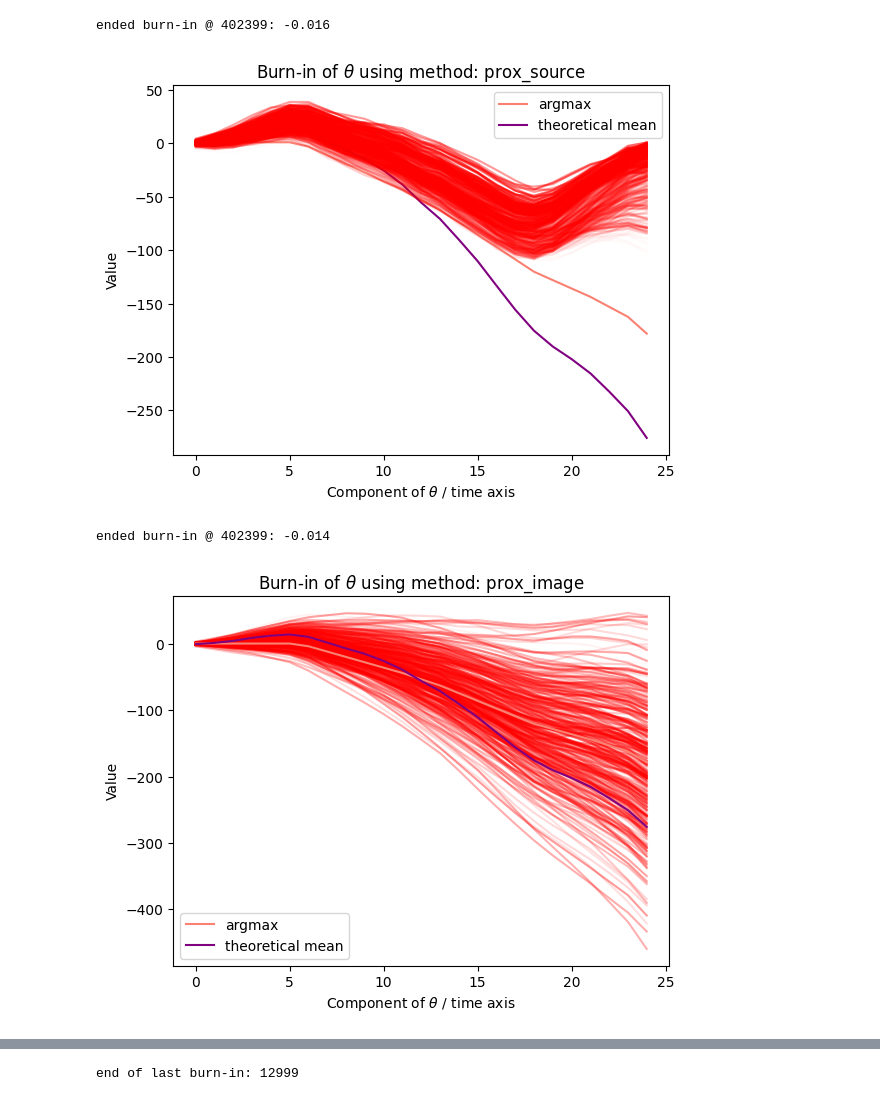
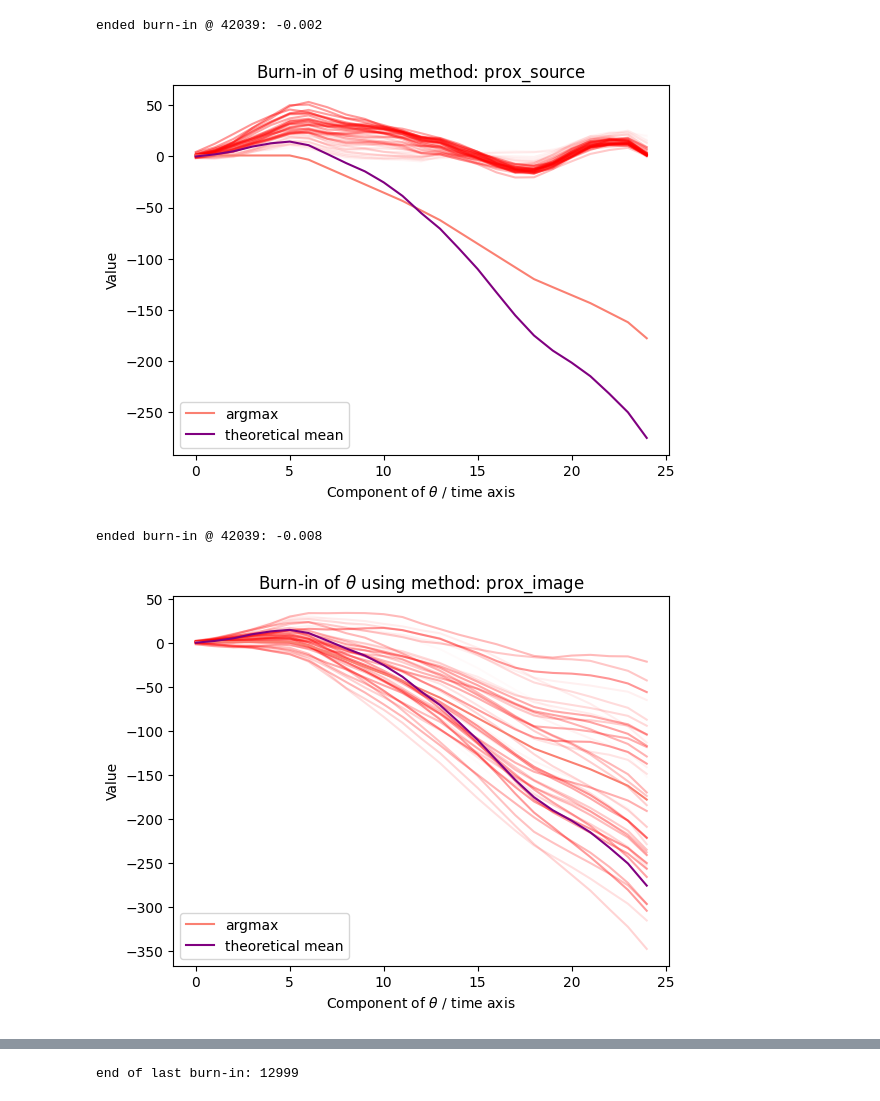
Before and after one commit to vetlerl/mcmc-epidemic, a Jupyter notebook: toy_example_graphics_new.ipynb, the cells around one changed output, grey strips where cells are left out. Drawn from its saved outputs; the diff is of its cells as text; code cells hidden in the pictures.

```diff
--- a/toy_example_graphics_new.ipynb
+++ b/toy_example_graphics_new.ipynb
@@ -17,27 +17,27 @@ a = 1
 b = 1
 Y = Computation_Y_Exp(T, Lambda, a, b, random_state=random_state)
 # %%
-sim_prox_source, accepts_prox_source, gammas_prox_source, end_prox_source, fig_prox_source = MetropolisHastings(T, Lambda, Y, a, b, method="prox_source", random_state=random_state, niter=2e6)
+sim_prox_source, accepts_prox_source, gammas_prox_source, end_prox_source, fig_prox_source = MetropolisHastings(T, Lambda, Y, a, b, method="prox_source", random_state=random_state, niter=2e5)
 # save
-np.savez("stuff/toymodel2MILprox_source.npz",
+np.savez("stuff/toymodel2e5prox_source.npz",
          theta_tab = sim_prox_source,
          accepts   = accepts_prox_source,
          gammas    = gammas_prox_source,
          end_burnin= end_prox_source
         )
 # %% [output]
-ended burn-in @ 402399: -0.016
+ended burn-in @ 42039: -0.002
-[figure, old version]
+[figure, new version]
 # %%
-sim_prox_image, accepts_prox_image, gammas_prox_image, end_prox_image, fig_prox_image = MetropolisHastings(T, Lambda, Y, a, b, method="prox_image", random_state=random_state, niter=2e6)
+sim_prox_image, accepts_prox_image, gammas_prox_image, end_prox_image, fig_prox_image = MetropolisHastings(T, Lambda, Y, a, b, method="prox_image", random_state=random_state, niter=2e5)
 # save
-np.savez("stuff/toymodel2MILprox_image.npz",
+np.savez("stuff/toymodel2e5prox_image.npz",
          theta_tab = sim_prox_image,
          accepts   = accepts_prox_image,
          gammas    = gammas_prox_image,
          end_burnin= end_prox_image
         )
 # %% [output]
-ended burn-in @ 402399: -0.014
+ended burn-in @ 42039: -0.008
-[figure, old version]
+[figure, new version]
 # %%
```
Also changed, not shown: parts of 17 cells of this notebook, 1 other file.
